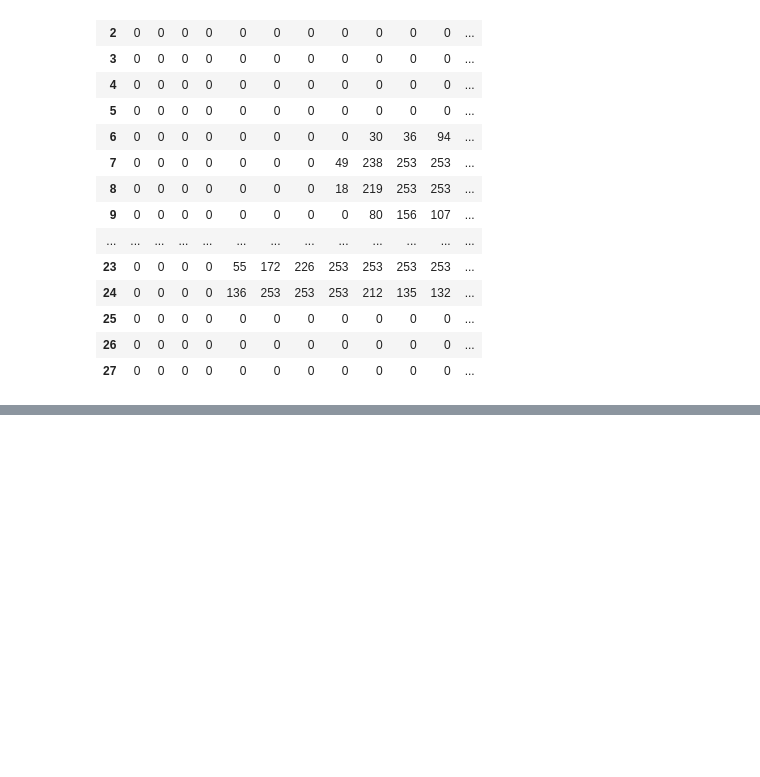
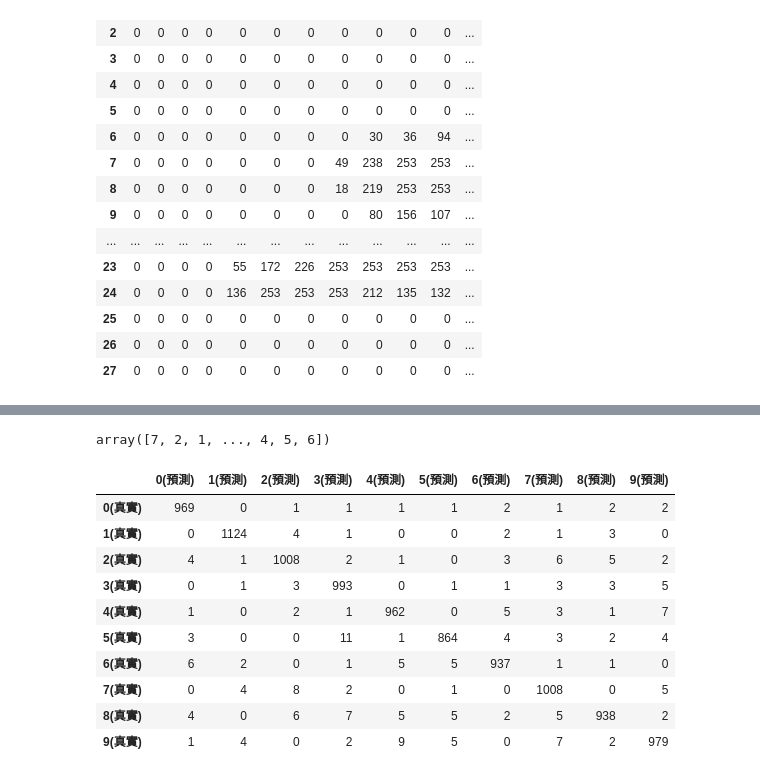
Before and after one commit to hsiaopray/class, a Jupyter notebook: mlp.ipynb, the cells around one changed output, grey strips where cells are left out. Saved outputs shown, nothing was run; the diff lists cells and outputs as text; code cells hidden in the pictures; blank space fills up the shorter version.

```diff
--- a/mlp.ipynb
+++ b/mlp.ipynb
@@ -67,0 +142,25 @@ _________________________________________________________________
+# %%
+# sklearn: predict(預測類別) predict_proba(預測機率)
+# tensorflow: predict_classes(預測類別) predict(預測機率)
+pre = model.predict_classes(x_test_norm)
+pre
+# %% [output]
+array([7, 2, 1, ..., 4, 5, 6])
+# %%
+import pandas as pd
+from sklearn.metrics import confusion_matrix
+pd.DataFrame(confusion_matrix(y_test, pre),
+      index=["{}(真實)".format(i) for i in range(10)],
+      columns=["{}(預測)".format(i) for i in range(10)])
+# %% [output]
+|  | 0(預測) | 1(預測) | 2(預測) | 3(預測) | 4(預測) | 5(預測) | 6(預測) | 7(預測) | 8(預測) | 9(預測) |
+| 0(真實) | 969 | 0 | 1 | 1 | 1 | 1 | 2 | 1 | 2 | 2 |
+| 1(真實) | 0 | 1124 | 4 | 1 | 0 | 0 | 2 | 1 | 3 | 0 |
+| 2(真實) | 4 | 1 | 1008 | 2 | 1 | 0 | 3 | 6 | 5 | 2 |
+| 3(真實) | 0 | 1 | 3 | 993 | 0 | 1 | 1 | 3 | 3 | 5 |
+| 4(真實) | 1 | 0 | 2 | 1 | 962 | 0 | 5 | 3 | 1 | 7 |
+| 5(真實) | 3 | 0 | 0 | 11 | 1 | 864 | 4 | 3 | 2 | 4 |
+| 6(真實) | 6 | 2 | 0 | 1 | 5 | 5 | 937 | 1 | 1 | 0 |
+| 7(真實) | 0 | 4 | 8 | 2 | 0 | 1 | 0 | 1008 | 0 | 5 |
+| 8(真實) | 4 | 0 | 6 | 7 | 5 | 5 | 2 | 5 | 938 | 2 |
+| 9(真實) | 1 | 4 | 0 | 2 | 9 | 5 | 0 | 7 | 2 | 979 |
```
Also changed, not shown: parts of 9 cells of this notebook.
